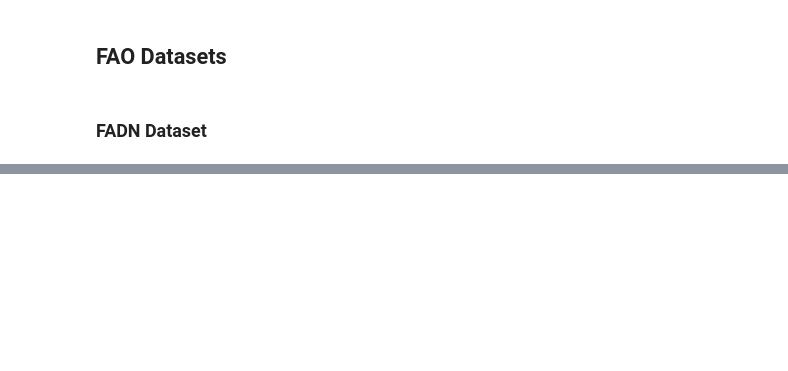
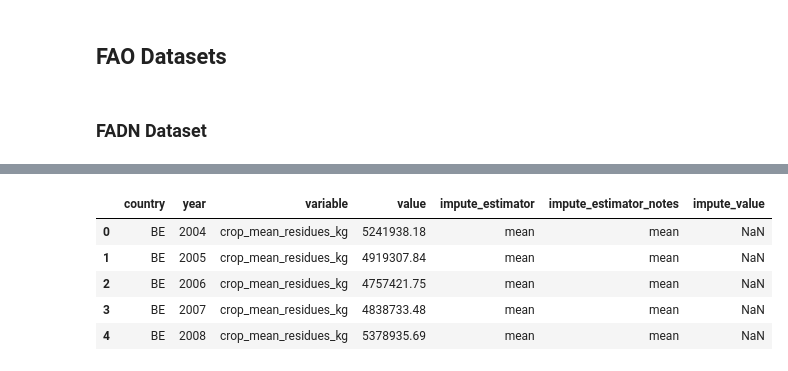
Before and after one commit to rmsryu/ca2-agriculture, a Jupyter notebook: notebooks/00_agriculture_datasets.ipynb, the cells around one changed output, grey strips where cells are left out. Saved outputs shown, nothing was run; the diff lists cells and outputs as text; code cells hidden in the pictures; blank space fills up the shorter version.

```diff
--- a/notebooks/00_agriculture_datasets.ipynb
+++ b/notebooks/00_agriculture_datasets.ipynb
@@ -165,0 +299,13 @@ dtype: int64
+# %%
+impute_values_df = agriculture_df.melt(id_vars=["country","year"]);
+impute_values_df["impute_estimator"] = "mean"
+impute_values_df["impute_estimator_notes"] = "mean"
+impute_values_df["impute_value"] = np.nan
+impute_values_df.head(5)
+# %% [output]
+|  | country | year | variable | value | impute_estimator | impute_estimator_notes | impute_value |
+| 0 | BE | 2004 | crop_mean_residues_kg | 5241938.18 | mean | mean | NaN |
+| 1 | BE | 2005 | crop_mean_residues_kg | 4919307.84 | mean | mean | NaN |
+| 2 | BE | 2006 | crop_mean_residues_kg | 4757421.75 | mean | mean | NaN |
+| 3 | BE | 2007 | crop_mean_residues_kg | 4838733.48 | mean | mean | NaN |
+| 4 | BE | 2008 | crop_mean_residues_kg | 5378935.69 | mean | mean | NaN |
```
Also changed, not shown: parts of 32 cells of this notebook, 2 other files.
